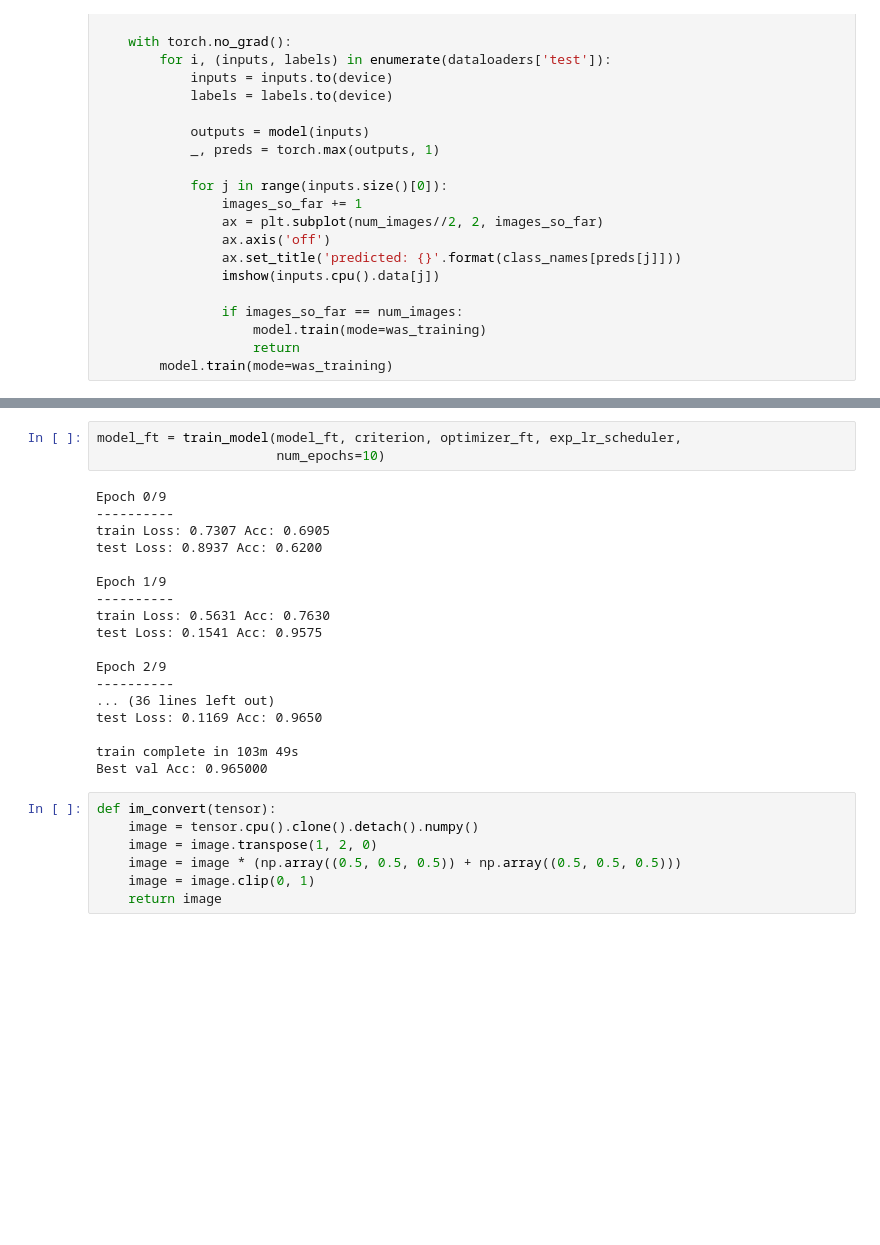
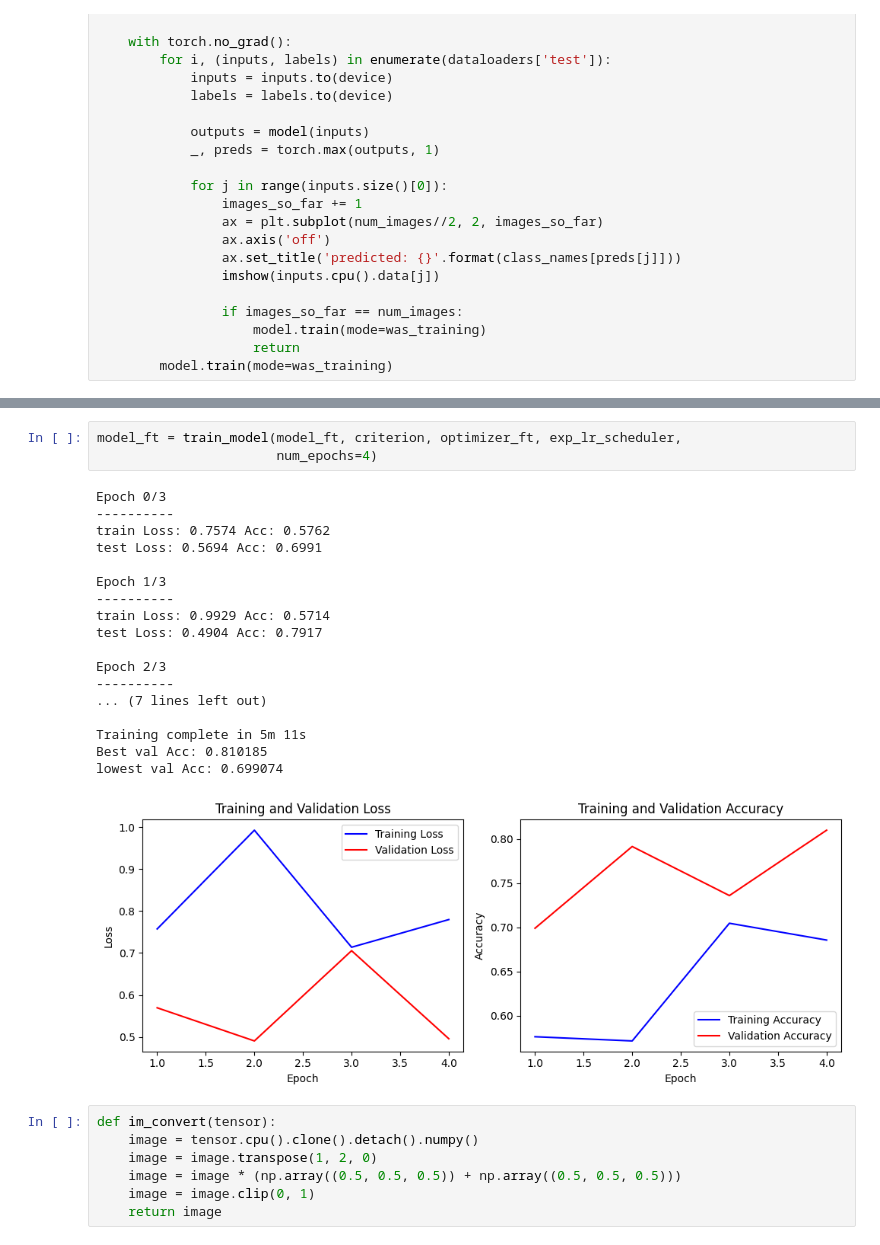
Before and after one commit to SummerToday/ManAndGirl_Classification_TransperLearning, a Jupyter notebook: manandgirl(real).ipynb, the cells around one changed output, grey strips where cells are left out. Cells and saved outputs as stored; diff of their text form; blank space fills up the shorter version.

```diff
--- a/manandgirl(real).ipynb
+++ b/manandgirl(real).ipynb
@@ -320,24 +363,25 @@ Downloading: "https://download.pytorch.org/models/resnet18-f37072fd.pth" to /roo
 # %%
 model_ft = train_model(model_ft, criterion, optimizer_ft, exp_lr_scheduler,
-                       num_epochs=10)
+                       num_epochs=4)
 # %% [output]
-Epoch 0/9
+Epoch 0/3
 ----------
-train Loss: 0.7307 Acc: 0.6905
-test Loss: 0.8937 Acc: 0.6200
+train Loss: 0.7574 Acc: 0.5762
+test Loss: 0.5694 Acc: 0.6991
 
-Epoch 1/9
+Epoch 1/3
 ----------
-train Loss: 0.5631 Acc: 0.7630
-test Loss: 0.1541 Acc: 0.9575
+train Loss: 0.9929 Acc: 0.5714
+test Loss: 0.4904 Acc: 0.7917
 
-Epoch 2/9
+Epoch 2/3
 ----------
-... (36 lines left out)
-test Loss: 0.1169 Acc: 0.9650
+... (7 lines left out)
 
-train complete in 103m 49s
-Best val Acc: 0.965000
+Training complete in 5m 11s
+Best val Acc: 0.810185
+lowest val Acc: 0.699074
+[figure, added]
 # %%
 def im_convert(tensor):
     image = tensor.cpu().clone().detach().numpy()
```
Also changed, not shown: parts of 8 cells of this notebook.
